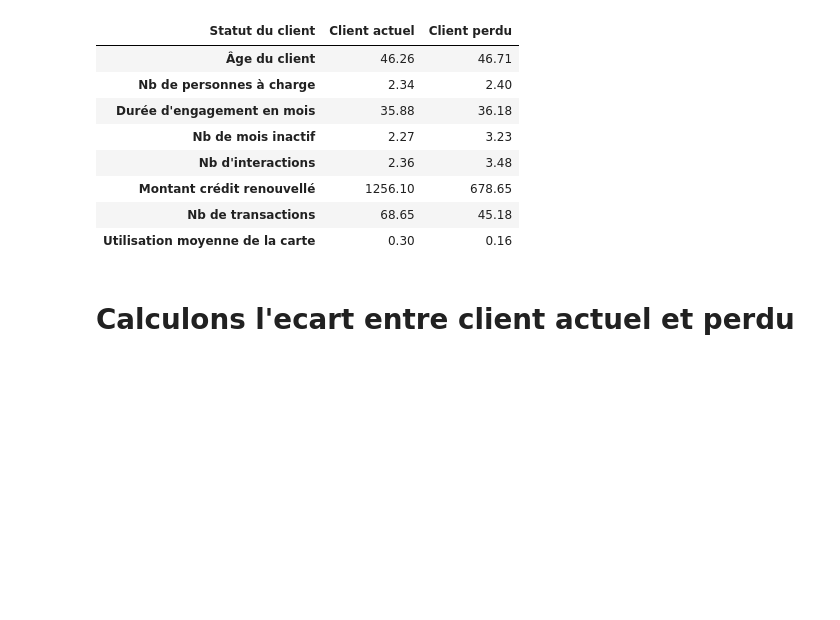
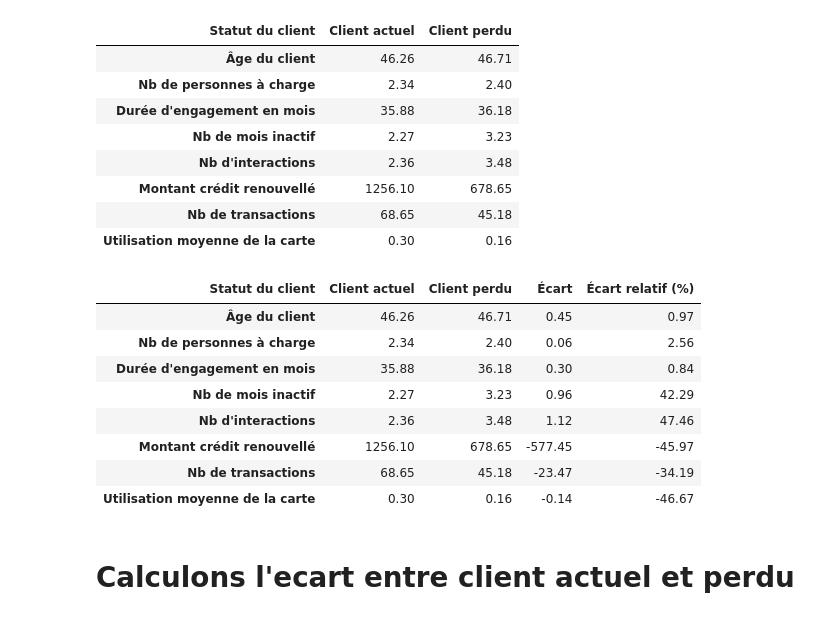
Before and after one commit to mfaye2/data-analyse-clients-banque, a Jupyter notebook: notebooks/03_analyse_attrition.ipynb, the cells around one changed output. Drawn from its saved outputs; the diff is of its cells as text; code cells hidden in the pictures; blank space fills up the shorter version.

```diff
--- a/notebooks/03_analyse_attrition.ipynb
+++ b/notebooks/03_analyse_attrition.ipynb
@@ -97,6 +97,29 @@ comparaison_statuts
 | Montant crédit renouvellé | 1256.10 | 678.65 |
 | Nb de transactions | 68.65 | 45.18 |
 | Utilisation moyenne de la carte | 0.30 | 0.16 |
+# %%
+comparaison_statuts["Écart"] = (
+    comparaison_statuts["Client perdu"]
+    - comparaison_statuts["Client actuel"]
+)
+
+comparaison_statuts["Écart relatif (%)"] = (
+    comparaison_statuts["Écart"]
+    / comparaison_statuts["Client actuel"]
+    * 100
+).round(2)
+
+comparaison_statuts
+# %% [output]
+| Statut du client | Client actuel | Client perdu | Écart | Écart relatif (%) |
+| Âge du client | 46.26 | 46.71 | 0.45 | 0.97 |
+| Nb de personnes à charge | 2.34 | 2.40 | 0.06 | 2.56 |
+| Durée d'engagement en mois | 35.88 | 36.18 | 0.30 | 0.84 |
+| Nb de mois inactif | 2.27 | 3.23 | 0.96 | 42.29 |
+| Nb d'interactions | 2.36 | 3.48 | 1.12 | 47.46 |
+| Montant crédit renouvellé | 1256.10 | 678.65 | -577.45 | -45.97 |
+| Nb de transactions | 68.65 | 45.18 | -23.47 | -34.19 |
+| Utilisation moyenne de la carte | 0.30 | 0.16 | -0.14 | -46.67 |
 # %% [markdown]
 # Calculons l'ecart entre client actuel et perdu
 # %%
```
